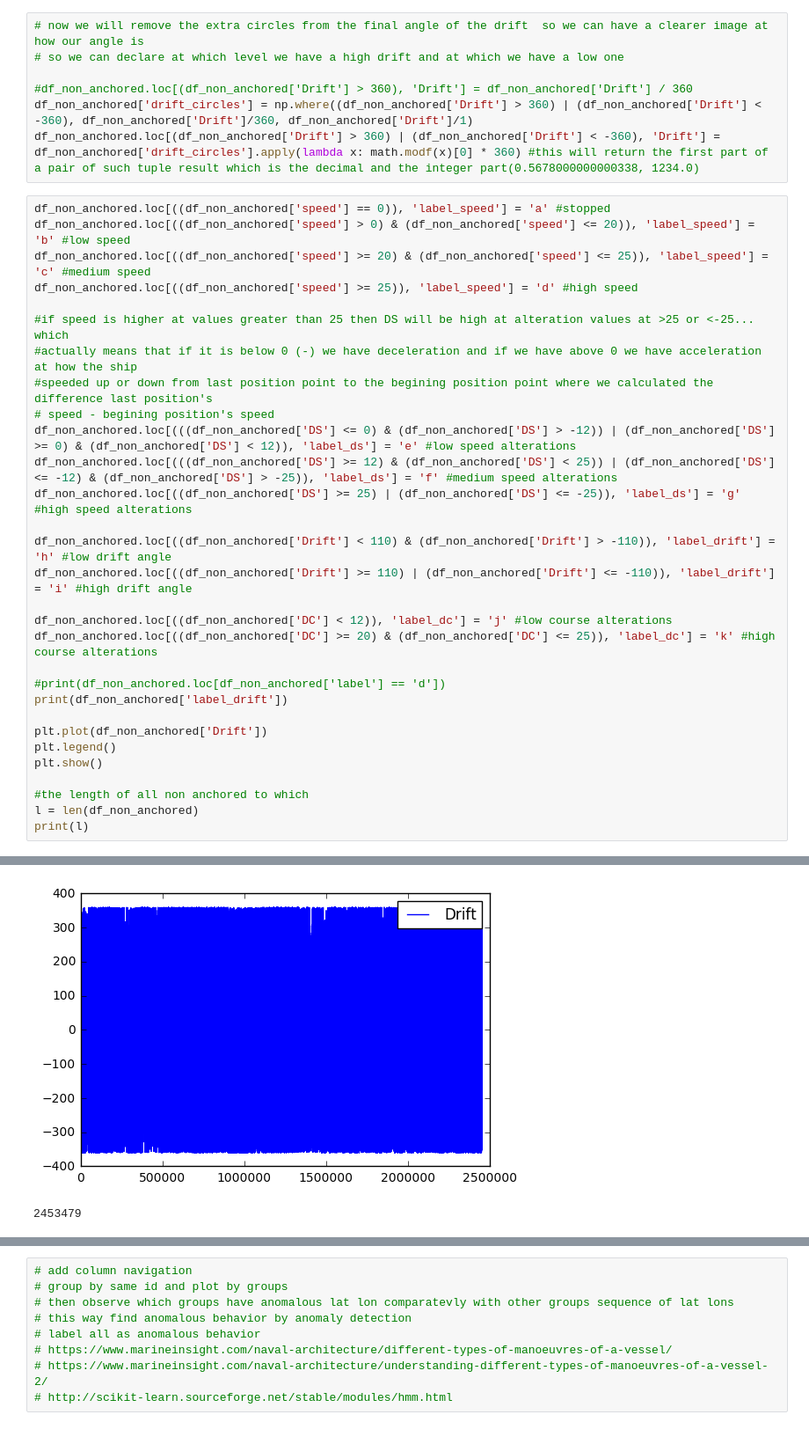
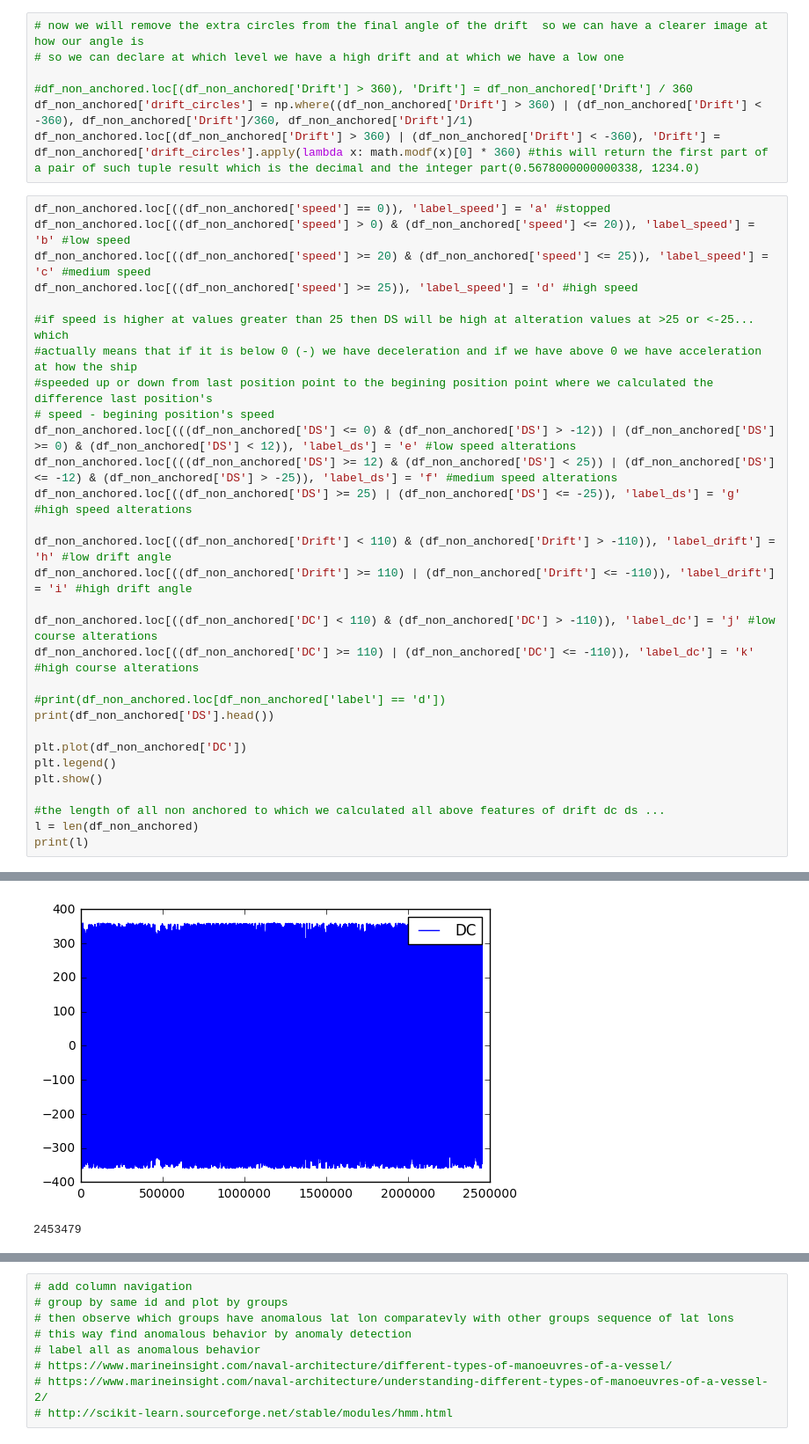
Before and after one commit to chara-b/shipstracking, a Jupyter notebook: Untitled.ipynb, the cells around one changed output, grey strips where cells are left out. Shown at 88% size. Saved outputs shown, nothing was run; the diff lists cells and outputs as text.

```diff
--- a/Untitled.ipynb
+++ b/Untitled.ipynb
@@ -389,17 +389,17 @@ df_non_anchored.loc[((df_non_anchored['DS'] >= 25) | (df_non_anchored['DS'] <= -
 df_non_anchored.loc[((df_non_anchored['Drift'] < 110) & (df_non_anchored['Drift'] > -110)), 'label_drift'] = 'h' #low drift angle
 df_non_anchored.loc[((df_non_anchored['Drift'] >= 110) | (df_non_anchored['Drift'] <= -110)), 'label_drift'] = 'i' #high drift angle
 
-df_non_anchored.loc[((df_non_anchored['DC'] < 12)), 'label_dc'] = 'j' #low course alterations
-df_non_anchored.loc[((df_non_anchored['DC'] >= 20) & (df_non_anchored['DC'] <= 25)), 'label_dc'] = 'k' #high course alterations
+df_non_anchored.loc[((df_non_anchored['DC'] < 110) & (df_non_anchored['DC'] > -110)), 'label_dc'] = 'j' #low course alterations
+df_non_anchored.loc[((df_non_anchored['DC'] >= 110) | (df_non_anchored['DC'] <= -110)), 'label_dc'] = 'k' #high course alterations
 
 #print(df_non_anchored.loc[df_non_anchored['label'] == 'd'])
-print(df_non_anchored['label_drift'])
+print(df_non_anchored['DS'].head())
 
-plt.plot(df_non_anchored['Drift'])
+plt.plot(df_non_anchored['DC'])
 plt.legend()
 plt.show()
 
-#the length of all non anchored to which
+#the length of all non anchored to which we calculated all above features of drift dc ds ...
 l = len(df_non_anchored)
 print(l)
 # %% [output]
@@ -423,2 +412,2 @@ Name: label_drift, dtype: object
-[figure, old version]
+[figure, new version]
 2453479
```
Also changed, not shown: parts of 4 cells of this notebook.
